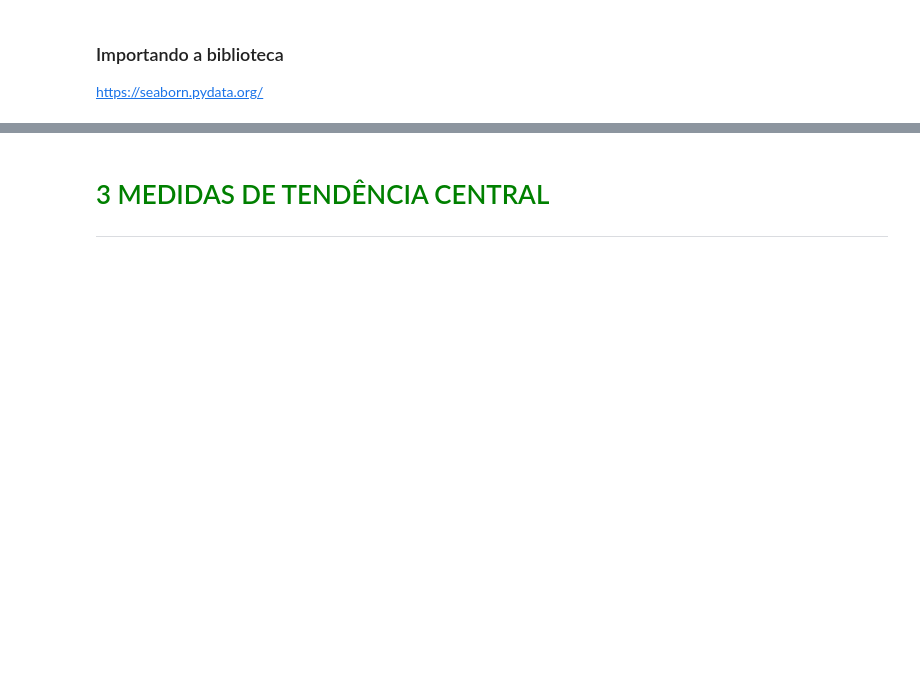
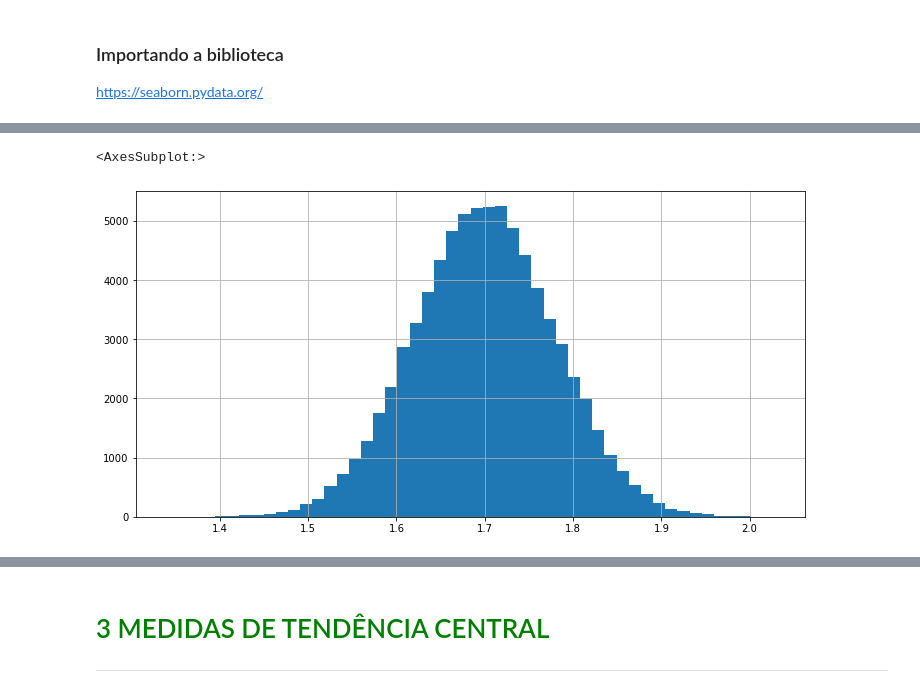
Before and after one commit to Gabriel-limadev/data_science_study, a Jupyter notebook: 3 - Estatística com Python: frequências e medidas/course files/Curso_de_Estatística_Parte_1.ipynb, the cells around one changed output, grey strips where cells are left out. Saved outputs shown, nothing was run; the diff lists cells and outputs as text; code cells hidden in the pictures; blank space fills up the shorter version.

```diff
--- a/3 - Estatística com Python: frequências e medidas/course files/Curso_de_Estatística_Parte_1.ipynb
+++ b/3 - Estatística com Python: frequências e medidas/course files/Curso_de_Estatística_Parte_1.ipynb
@@ -295,0 +532,5 @@ https://seaborn.pydata.org/
+# %%
+data['Altura'].hist(bins = 50, figsize = (12, 6))
+# %% [output]
+<AxesSubplot:>
+[figure, added]
```
Also changed, not shown: parts of 35 cells of this notebook.
